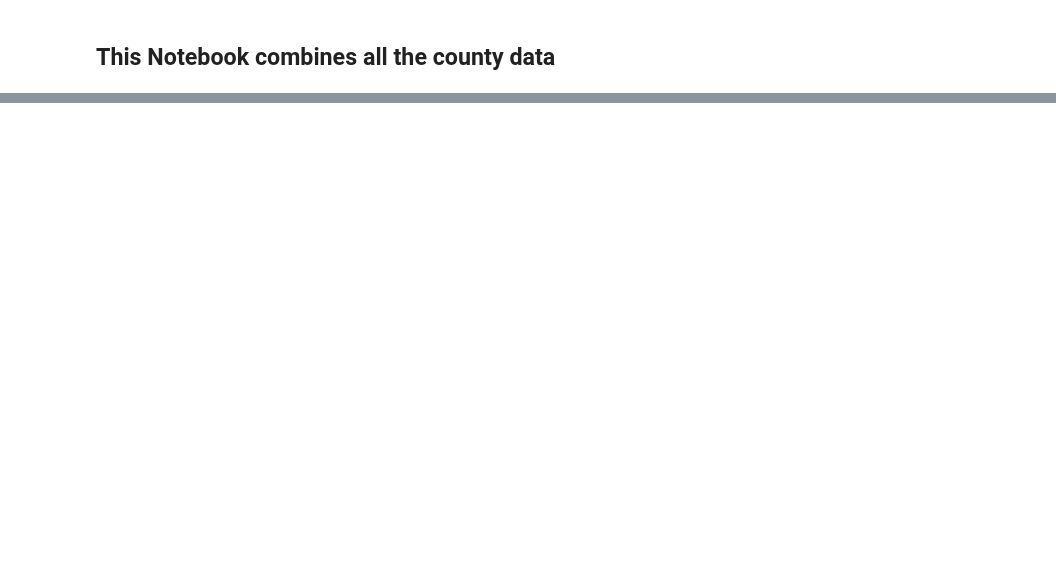
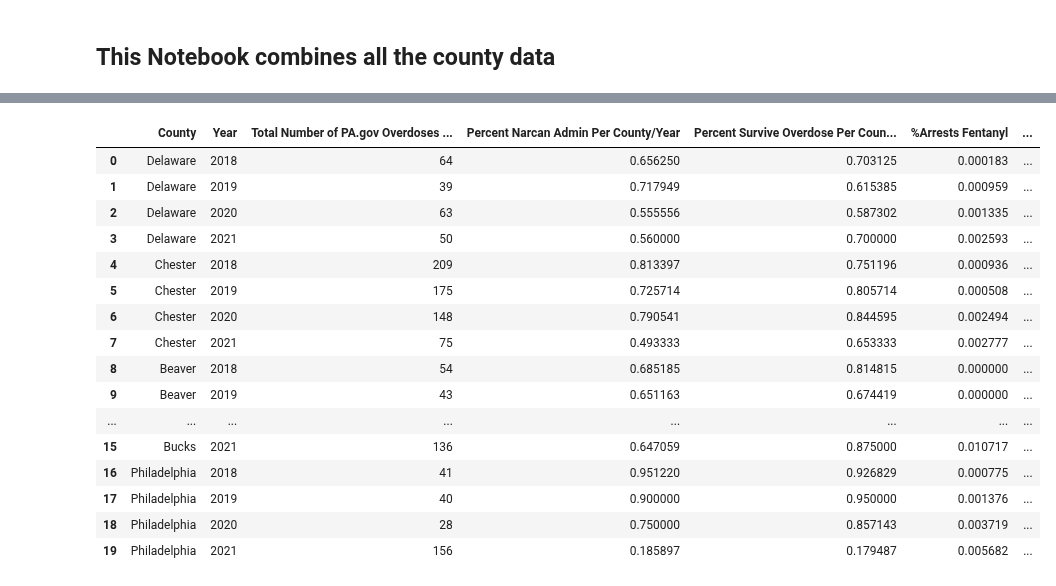
Before and after one commit to Joeyloganpython/Capstone, a Jupyter notebook: Notebooks/Main County.ipynb, the cells around one changed output, grey strips where cells are left out. Drawn from its saved outputs; the diff is of its cells as text; code cells hidden in the pictures; blank space fills up the shorter version.

Commit message:
Merged versions

```diff
--- a/Notebooks/Main County.ipynb
+++ b/Notebooks/Main County.ipynb
@@ -364,0 +275,3 @@ dfmerge6.head(20)
+# %%
+dfmerge4 = pd.merge(dfmerge3,dfarrestsfinal, how="inner",left_on = ['County','Year'],right_on = ['County','Year']).drop_duplicates()
+dfmerge4.head()
@@ -364,0 +297,11 @@ dfmerge6.head(20)
+# %%
+population_df = population_df.rename(columns={
+                                                'Numeric_change': 'County Numeric Change Since 2010',
+                                                'Percent_Change': 'County Percent Change Since 2010',
+                                                '2020':'County Population'})
+population_df = population_df[['County',
+                               'County Population',
+                               'County Numeric Change Since 2010',
+                               'County Percent Change Since 2010']]
+
+population_df.head()
@@ -364,0 +349,10 @@ dfmerge6.head(20)
+# %%
+# Filtering out Countys other than PA
+population_df = population_df[population_df['County'] != 'Pennsylvania']
+
+# Remove "County" from County name
+cnt_pop_df = fix(population_df, inplace = False)
+
+dfmerge5 = pd.merge(dfmerge4,cnt_pop_df, how="inner",left_on = 'County',right_on = 'County')
+
+dfmerge5.columns
@@ -365,2 +373,37 @@ dfmerge6.head(20)
+# %%
+# Creating new columns per person
+dfmerge5['Legal Opiod Dispense per Person'] = (dfmerge5['Total Dispensation per County/Year']) / (dfmerge5['County Population'])
+dfmerge5['Risky Opiod Prescribe per Person'] = (dfmerge5['Total Risky Prescibing per County/Year']) / (dfmerge5['County Population'])
+dfmerge5['Num of PA.gov Overdose per Person'] = (dfmerge5['Total Number of PA.gov Overdoses Per County/Year']) / (dfmerge5['County Population'])
+
+###Trying for Tablau
+dfmerge6 = dfmerge5[['County',
+                     'Year',
+                     'Total Number of PA.gov Overdoses Per County/Year',
+                     'Percent Narcan Admin Per County/Year',
+                     'Percent Survive Overdose Per County/Year',
+                     '%Arrests Fentanyl',
+                     'Legal Opiod Dispense per Person',
+                     'Risky Opiod Prescribe per Person']]
+
+dfmerge6.head(20)
+# %% [output]
+|  | County | Year | Total Number of PA.gov Overdoses ... | Percent Narcan Admin Per County/Year | Percent Survive Overdose Per Coun... | %Arrests Fentanyl | ... |
+| 0 | Delaware | 2018 | 64 | 0.656250 | 0.703125 | 0.000183 | ... |
+| 1 | Delaware | 2019 | 39 | 0.717949 | 0.615385 | 0.000959 | ... |
+| 2 | Delaware | 2020 | 63 | 0.555556 | 0.587302 | 0.001335 | ... |
+| 3 | Delaware | 2021 | 50 | 0.560000 | 0.700000 | 0.002593 | ... |
+| 4 | Chester | 2018 | 209 | 0.813397 | 0.751196 | 0.000936 | ... |
+| 5 | Chester | 2019 | 175 | 0.725714 | 0.805714 | 0.000508 | ... |
+| 6 | Chester | 2020 | 148 | 0.790541 | 0.844595 | 0.002494 | ... |
+| 7 | Chester | 2021 | 75 | 0.493333 | 0.653333 | 0.002777 | ... |
+| 8 | Beaver | 2018 | 54 | 0.685185 | 0.814815 | 0.000000 | ... |
+| 9 | Beaver | 2019 | 43 | 0.651163 | 0.674419 | 0.000000 | ... |
+| ... | ... | ... | ... | ... | ... | ... | ... |
+| 15 | Bucks | 2021 | 136 | 0.647059 | 0.875000 | 0.010717 | ... |
+| 16 | Philadelphia | 2018 | 41 | 0.951220 | 0.926829 | 0.000775 | ... |
+| 17 | Philadelphia | 2019 | 40 | 0.900000 | 0.950000 | 0.001376 | ... |
+| 18 | Philadelphia | 2020 | 28 | 0.750000 | 0.857143 | 0.003719 | ... |
+| 19 | Philadelphia | 2021 | 156 | 0.185897 | 0.179487 | 0.005682 | ... |
 # %%
 dfmerge6.to_csv('dfmerge6.csv')
```
Also changed, not shown: parts of 67 cells of this notebook.
